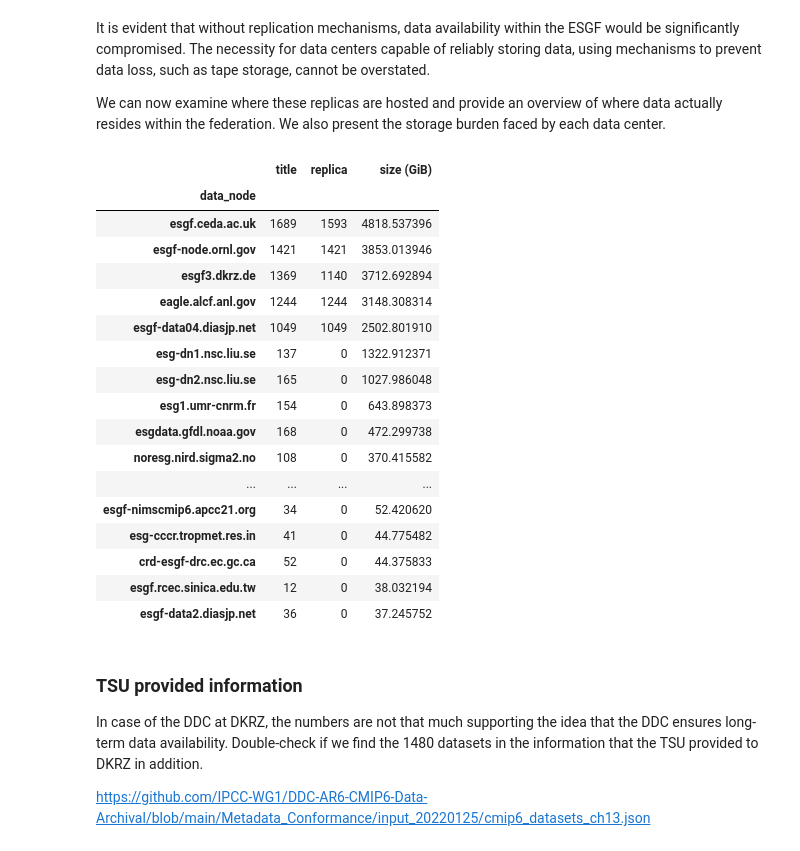
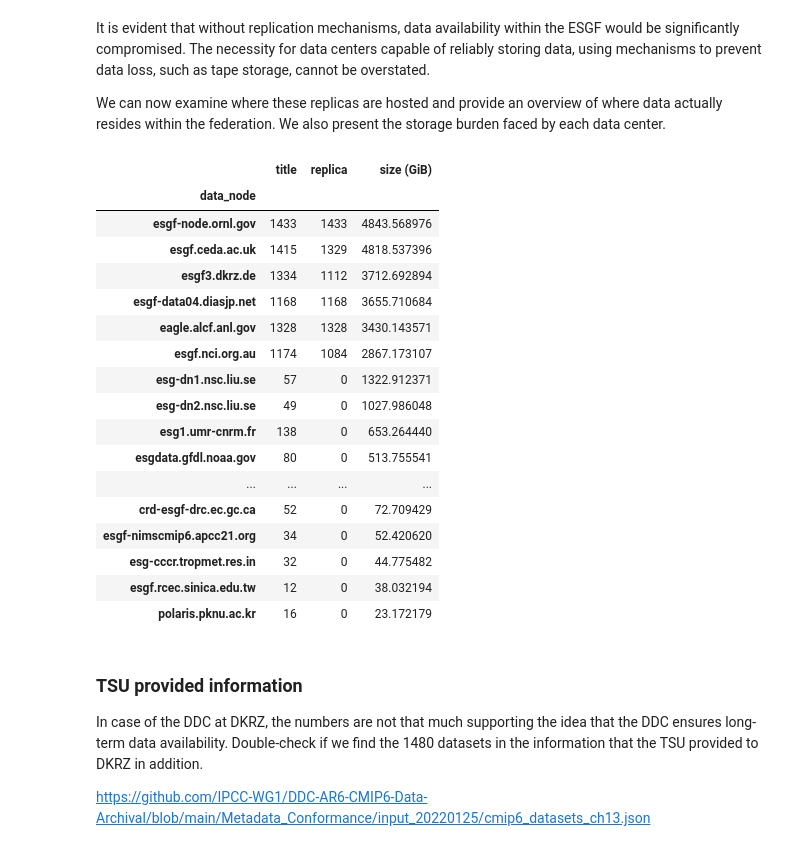
Before and after one commit to zequihg50/reproducibility-ipcc-atlas, a Jupyter notebook: main.ipynb, the cells around one changed output. Drawn from its saved outputs; the diff is of its cells as text; code cells hidden in the pictures.

```diff
--- a/main.ipynb
+++ b/main.ipynb
@@ -157,29 +157,29 @@ It is evident that without replication mechanisms, data availability within the
 
 We can now examine where these replicas are hosted and provide an overview of where data actually resides within the federation. We also present the storage burden faced by each data center.
 # %%
-esgf[["data_node", "title"]].groupby("data_node").count().join(
-    esgf[["data_node", "replica"]].groupby("data_node").sum()).join(
+esgf[["data_node", "title"]].drop_duplicates().groupby("data_node").count().join(
+    esgf[["data_node", "title", "replica"]].drop_duplicates(["data_node", "title"])[["data_node", "replica"]].groupby("data_node").sum()).join(
     esgf[["data_node", "size"]].groupby("data_node").sum().rename({"size": "size (GiB)"}, axis=1)/2**30).sort_values(
     "size (GiB)", ascending=False)
 # %% [output]
 |  | title | replica | size (GiB) |
 | data_node |  |  |  |
-| esgf.ceda.ac.uk | 1689 | 1593 | 4818.537396 |
-| esgf-node.ornl.gov | 1421 | 1421 | 3853.013946 |
-| esgf3.dkrz.de | 1369 | 1140 | 3712.692894 |
-| eagle.alcf.anl.gov | 1244 | 1244 | 3148.308314 |
-| esgf-data04.diasjp.net | 1049 | 1049 | 2502.801910 |
-| esg-dn1.nsc.liu.se | 137 | 0 | 1322.912371 |
-| esg-dn2.nsc.liu.se | 165 | 0 | 1027.986048 |
-| esg1.umr-cnrm.fr | 154 | 0 | 643.898373 |
-| esgdata.gfdl.noaa.gov | 168 | 0 | 472.299738 |
-| noresg.nird.sigma2.no | 108 | 0 | 370.415582 |
+| esgf-node.ornl.gov | 1433 | 1433 | 4843.568976 |
+| esgf.ceda.ac.uk | 1415 | 1329 | 4818.537396 |
+| esgf3.dkrz.de | 1334 | 1112 | 3712.692894 |
+| esgf-data04.diasjp.net | 1168 | 1168 | 3655.710684 |
+| eagle.alcf.anl.gov | 1328 | 1328 | 3430.143571 |
+| esgf.nci.org.au | 1174 | 1084 | 2867.173107 |
+| esg-dn1.nsc.liu.se | 57 | 0 | 1322.912371 |
+| esg-dn2.nsc.liu.se | 49 | 0 | 1027.986048 |
+| esg1.umr-cnrm.fr | 138 | 0 | 653.264440 |
+| esgdata.gfdl.noaa.gov | 80 | 0 | 513.755541 |
 | ... | ... | ... | ... |
+| crd-esgf-drc.ec.gc.ca | 52 | 0 | 72.709429 |
 | esgf-nimscmip6.apcc21.org | 34 | 0 | 52.420620 |
-| esg-cccr.tropmet.res.in | 41 | 0 | 44.775482 |
-| crd-esgf-drc.ec.gc.ca | 52 | 0 | 44.375833 |
+| esg-cccr.tropmet.res.in | 32 | 0 | 44.775482 |
 | esgf.rcec.sinica.edu.tw | 12 | 0 | 38.032194 |
-| esgf-data2.diasjp.net | 36 | 0 | 37.245752 |
+| polaris.pknu.ac.kr | 16 | 0 | 23.172179 |
 # %% [markdown]
 ### TSU provided information
 
```
Also changed, not shown: parts of 17 cells of this notebook, 2 other files.
